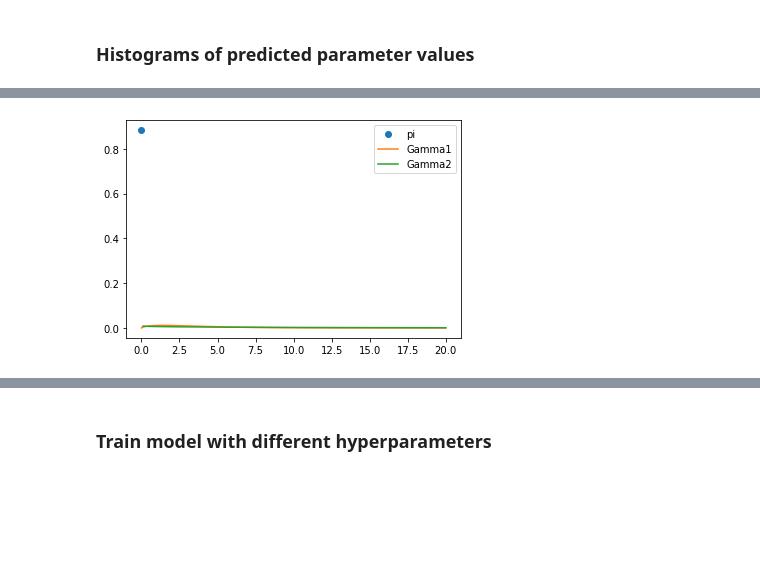
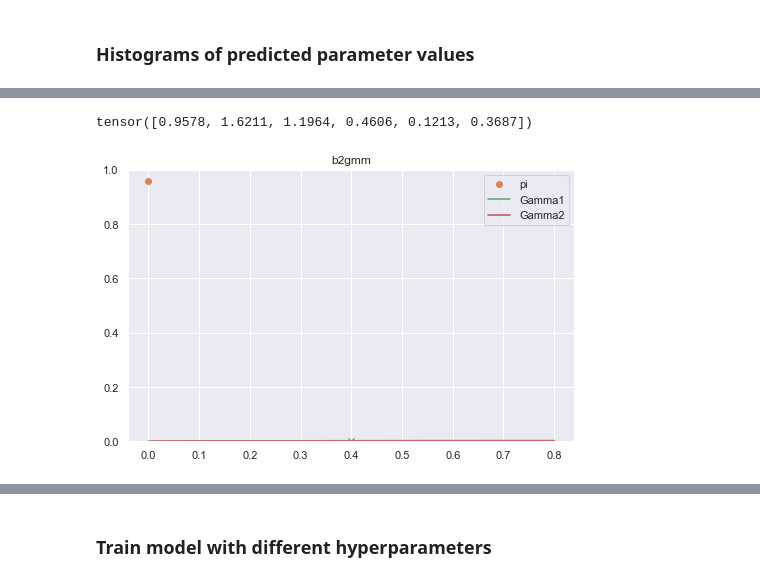
Before and after one commit to mgironamata/upper-indus-prec-bc, a Jupyter notebook: main.ipynb, the cells around one changed output, grey strips where cells are left out. Cells and saved outputs as stored; diff of their text form; code cells hidden in the pictures; blank space fills up the shorter version.

```diff
--- a/main.ipynb
+++ b/main.ipynb
@@ -54,5 +82,5 @@ st = st[st['Date'].between(start,end)]
 # %%
-st['BC_diff'] = st['model_precipitation'] - st['wrf_bcp']
+st['BC_diff'] = st['wrf_prcp'] - st['wrf_bc_prcp']
 aux = st.groupby('Station').sum()
 aux.reset_index(inplace=True)
 bc_stations = aux['Station'][aux['BC_diff']!=0].unique()
@@ -126,7 +164,7 @@ data['Y_test'] = st[st['Station'].isin(st_names_dict['test'])][predictant].to_nu
 # %% [markdown]
 ### Train model with single run
 # %%
-d=6
+d = len(predictors)
 
 #r = np.random.randint(5)
 #X_train, Y_train, X_val, Y_val, X_test, Y_test = data[f'X_train_{r}'], data[f'Y_train_{r}'], data[f'X_val_{r}'], data[f'Y_val_{r}'], data['X_test'], data['Y_test']
@@ -158,7 +192,7 @@ from utils import *
 # %%
-model = MLP(in_channels=6,
-            hidden_channels=[10, 20, 20, 10],
-            likelihood_fn='b2gmm'
+model = MLP(in_channels=d,
+            hidden_channels=[10],
+            likelihood_fn='b2gmm' # 'gamma', 'ggmm', bgmm', 'b2gmm', 'b2sgmm'
            )
 
 print(f'Number of parameters: {sum(p.numel() for p in model.parameters())}')
@@ -206,7 +247,13 @@ with torch.no_grad():
 
     n = outputs.shape[1]
 
-    if model.likelihood=='bgmm':
+    if model.likelihood=='gamma':
+        variable = ['alpha', 'beta']
+
+    elif model.likelihood=='ggmm':
+        variable = ['alpha1', 'alpha2', 'beta1', 'beta2', 'q']
+
+    elif model.likelihood=='bgmm':
         variable = ['pi', 'alpha', 'beta']
 
     elif model.likelihood=='b2gmm':
@@ -227,41 +274,81 @@ with torch.no_grad():
 # %%
-r = np.random.randint(len(outputs))
+obs=0
+while obs==0:
+    r = np.random.randint(len(outputs))
+    obs = test_tensor_y[r]
+x = np.linspace (0, obs*2, 100)
 
-x = np.linspace (0, 20, 200)
+fig = plt.figure(figsize=(8,5))
 
-pi = outputs[r,0]
+plt.plot(obs,0,'x')
+
+if model.likelihood=='gamma':
+    alpha = outputs[r,0]
+    beta = outputs[r,1]
 
 if model.likelihood=='bgmm':
+    pi = outputs[r,0]
     alpha = outputs[r,1]
     beta = outputs[r,2]
 
-if model.likelihood!='bgmm':
+if model.likelihood=='ggmm':
+    alpha1 = outputs[r,0]
+    alpha2 = outputs[r,1]
+    beta1 = outputs[r,2]
+    beta2 = outputs[r,3]
+    q = outputs[r,4]
+
+if model.likelihood=='b2gmm':
+    pi = outputs[r,0]
     alpha1 = outputs[r,1]
     alpha2 = outputs[r,2]
     beta1 = outputs[r,3]
     beta2 = outputs[r,4]
     q = outputs[r,5]
 
 if model.likelihood=='b2sgmm':
+    pi = outputs[r,0]
+    alpha1 = outputs[r,1]
+    alpha2 = outputs[r,2]
+    beta1 = outputs[r,3]
+    beta2 = outputs[r,4]
+    q = outputs[r,5]
     t = outputs[r,6]
 
-plt.plot(0, pi, 'o', label='pi')
+if model.likelihood=='gamma':
+    y1 = stats.gamma.pdf(x, a=alpha, scale=1/beta)
+    plt.plot(x, y1, label='Gamma')
 
 if model.likelihood=='bgmm':
-    y1 = stats.gamma.pdf(x, a=alpha, scale=1/beta)
-    plt.plot(x, y1*(1-pi).numpy(), label='Gamma')
+    plt.plot(0, pi, 'o', label='pi')
+    y1 = stats.gamma.cdf(x, a=alpha, scale=1/beta)
+    y1_med = stats.gamma.median(a=alpha, scale=1/beta)
+    plt.plot(x, y1*(1-pi).numpy()+pi.numpy(), label='Gamma')
+    plt.plot(y1_med, 0, 'o')
 
-if model.likelihood!='bgmm':
+if model.likelihood=='ggmm':
+    y1 = stats.gamma.pdf(x, a=alpha1, scale=1/beta1)
+    plt.plot(x, y1*q.numpy(), label='Gamma1')
+    y2 = stats.gamma.pdf(x, a=alpha2, scale=1/beta2)
+    plt.plot(x, y2*(1-q).numpy(), label='Gamma2')
+
+if model.likelihood=='b2gmm':
+    plt.plot(0, pi, 'o', label='pi')
     y1 = stats.gamma.pdf(x, a=alpha1, scale=1/beta1)
     plt.plot(x, y1*(1-pi).numpy()*q.numpy(), label='Gamma1')
     y2 = stats.gamma.pdf(x, a=alpha2, scale=1/beta2)
     plt.plot(x, y2*(1-pi).numpy()*(1-q).numpy(), label='Gamma2')
 
 if model.likelihood=='b2sgmm':
+    plt.plot(0, pi, 'o', label='pi')
     plt.plot(t,0,'x', label='t')
 
 plt.legend()
+plt.title(model.likelihood)
+plt.ylim(0,1)
+print(outputs[r])
 plt.show()
 # %% [output]
+tensor([0.9578, 1.6211, 1.1964, 0.4606, 0.1213, 0.3687])
-[figure, old version]
+[figure, new version]
 # %%
```
Also changed, not shown: parts of 33 cells of this notebook, 1 other file.
